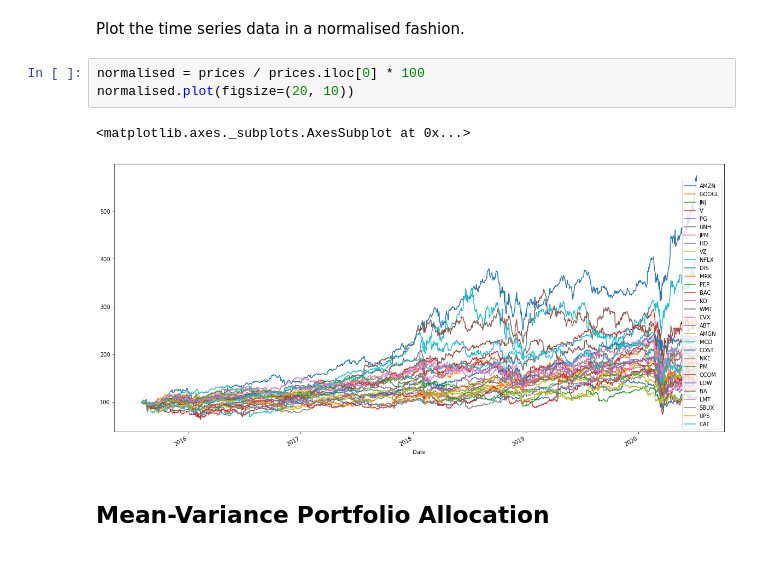
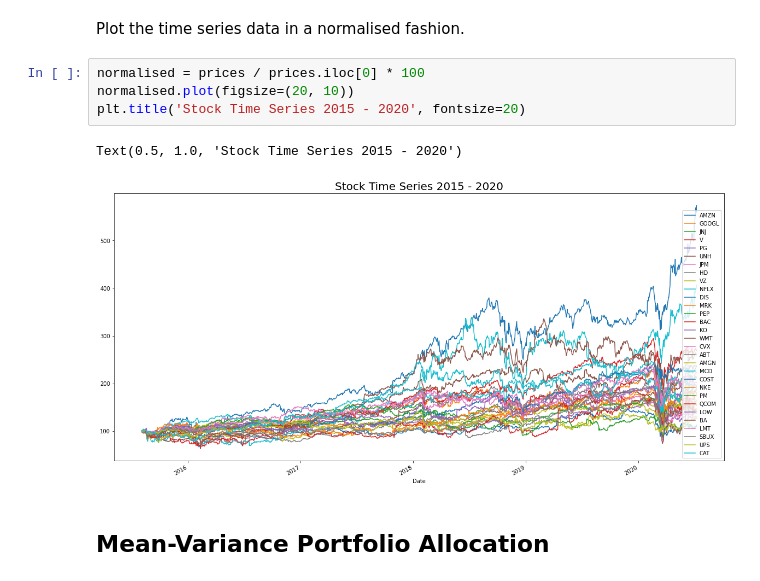
Before and after one commit to JoBe10/Mean_Variance_Portfolio_Optimisation, a Jupyter notebook: Efficient_Frontiers_Cryptos.ipynb, the cells around one changed output. Drawn from its saved outputs; the diff is of its cells as text.

```diff
--- a/Efficient_Frontiers_Cryptos.ipynb
+++ b/Efficient_Frontiers_Cryptos.ipynb
@@ -62,9 +62,10 @@ Plot the time series data in a normalised fashion.
 # %%
 normalised = prices / prices.iloc[0] * 100
 normalised.plot(figsize=(20, 10))
+plt.title('Stock Time Series 2015 - 2020', fontsize=20)
 # %% [output]
-<matplotlib.axes._subplots.AxesSubplot at 0x...>
+Text(0.5, 1.0, 'Stock Time Series 2015 - 2020')
-[figure, old version]
+[figure, new version]
 # %% [markdown]
 ## Mean-Variance Portfolio Allocation
 # %% [markdown]
```
Also changed, not shown: parts of 60 cells of this notebook, 1 other file.
